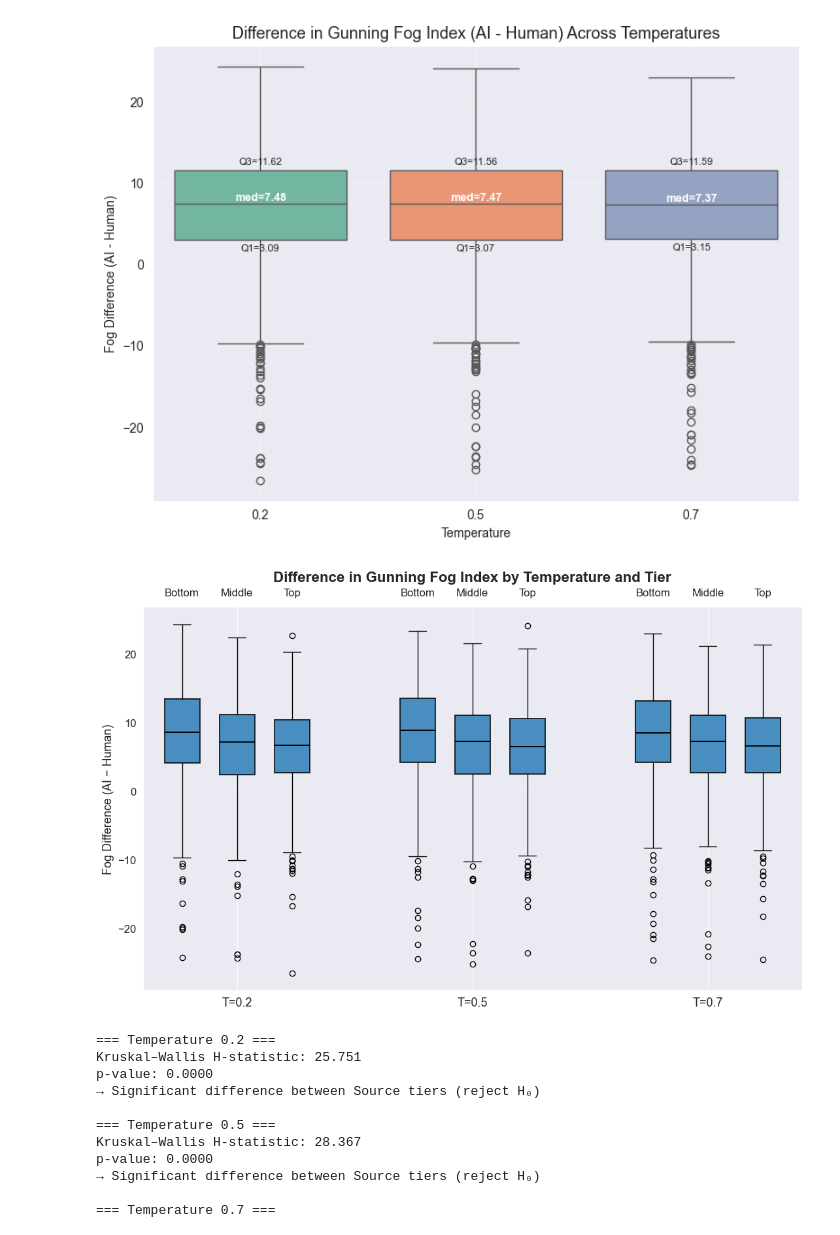
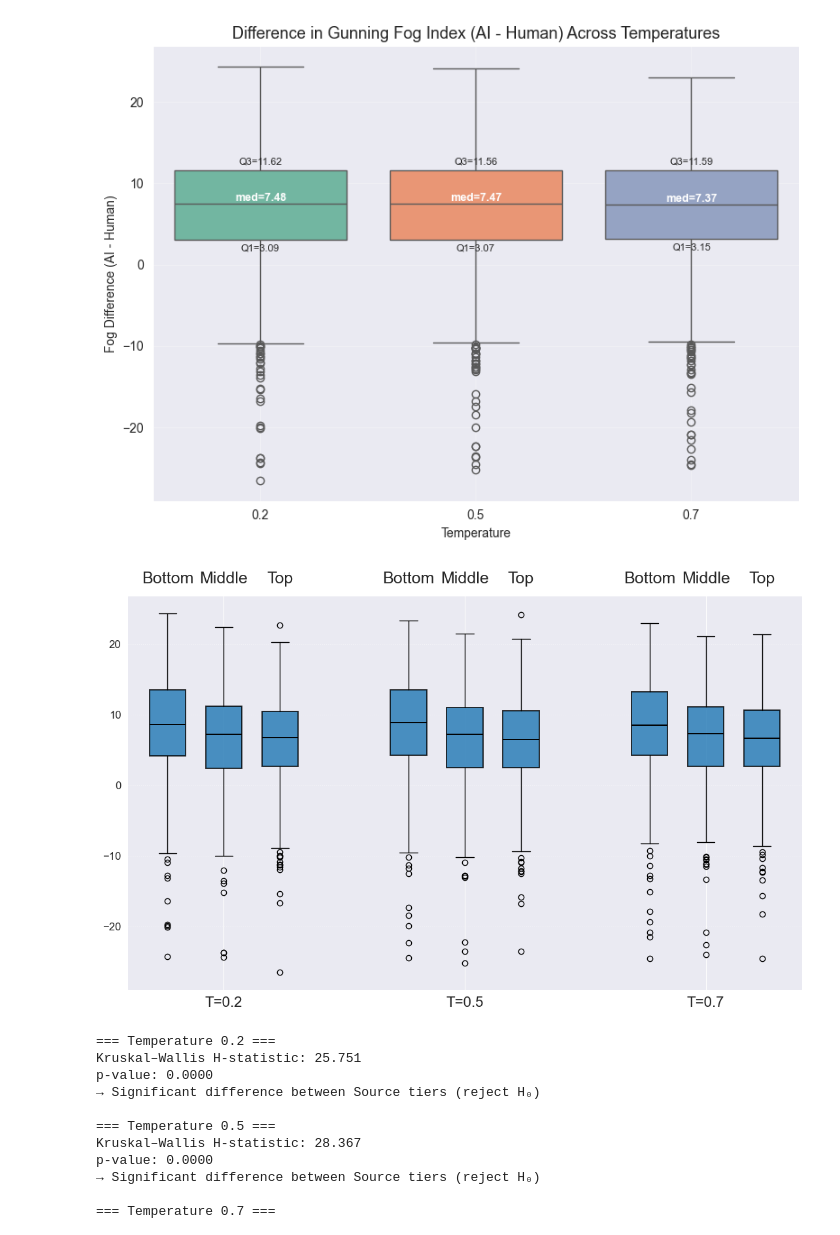
Before and after one commit to popolin47/Library_recommendation, a Jupyter notebook: Revise_RQ2.ipynb, the cells around one changed output. Drawn from its saved outputs; the diff is of its cells as text; code cells hidden in the pictures.

```diff
--- a/Revise_RQ2.ipynb
+++ b/Revise_RQ2.ipynb
@@ -299,39 +299,39 @@ for tier_idx, tier in enumerate(tiers):
         widths=width,
         patch_artist=True,
         boxprops=dict(linewidth=1.4, alpha=0.8),
         medianprops=dict(color="black", linewidth=1.4)
     )
 
 # === bottom: temperature ticks centered per group ===
 group_centers = [i * group_gap for i in range(len(temps))]
 ax.set_xticks(group_centers)
-ax.set_xticklabels([f"T={t}" for t in temps], fontsize=13, fontweight='medium')
+ax.set_xticklabels([f"T={t}" for t in temps], fontsize=16, fontweight='medium')
 
 # === top: tier labels ===
 tier_positions = []
 tier_names = []
 for g in range(len(temps)):
     for tier_idx, tier in enumerate(tiers):
         tier_positions.append(group_centers[g] + (tier_idx - 1) * within_gap)
         tier_names.append(tier)
 
 ax_top = ax.secondary_xaxis('top')
 ax_top.set_xticks(tier_positions)
-ax_top.set_xticklabels(tier_names, fontsize=12, fontweight='medium')
+ax_top.set_xticklabels(tier_names, fontsize=18, fontweight='medium')
 ax_top.tick_params(axis="x", length=0, pad=10)
 
 # === Styling ===
-ax.set_ylabel("Fog Difference (AI − Human)", fontsize=13, fontweight='medium')
-ax.set_title("Difference in Gunning Fog Index by Temperature and Tier",
-             fontsize=16, fontweight='bold', pad=28)
+# ax.set_ylabel("Fog Difference (AI − Human)", fontsize=18, fontweight='medium')
+# ax.set_title("Difference in Gunning Fog Index by Temperature and Tier",
+#              fontsize=18, fontweight='bold', pad=28)
 ax.tick_params(axis="y", labelsize=12)
 ax.grid(True, axis="y", linestyle=":", alpha=0.5)
 
 plt.subplots_adjust(top=0.88, bottom=0.15)
 plt.tight_layout()
 plt.show()
 # %% [output]
-[figure, old version]
+[figure, new version]
 # %%
 import pandas as pd
 from scipy.stats import kruskal
```
Also changed, not shown: 4 other files.
